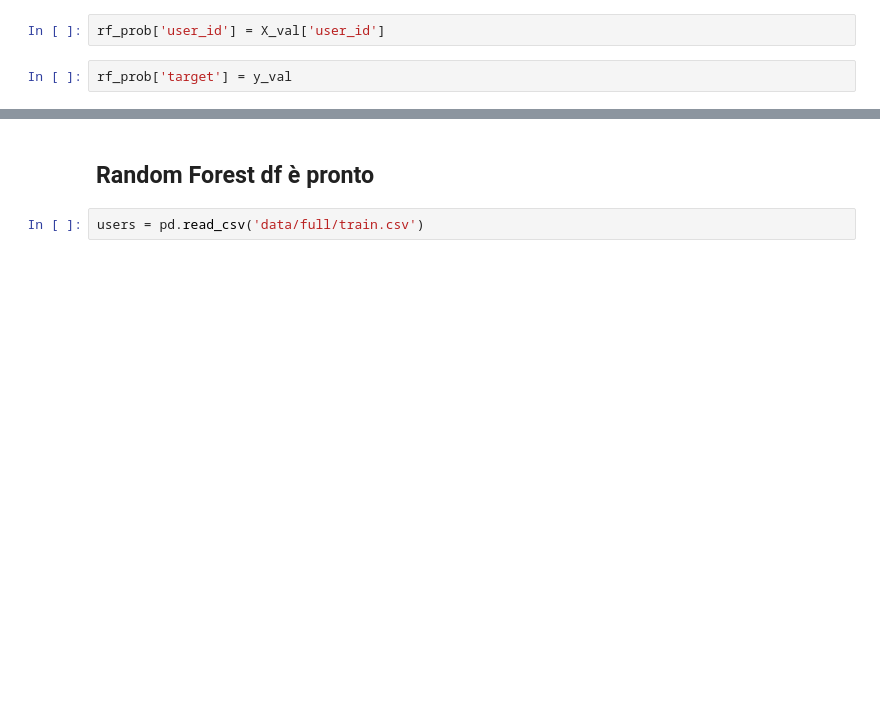
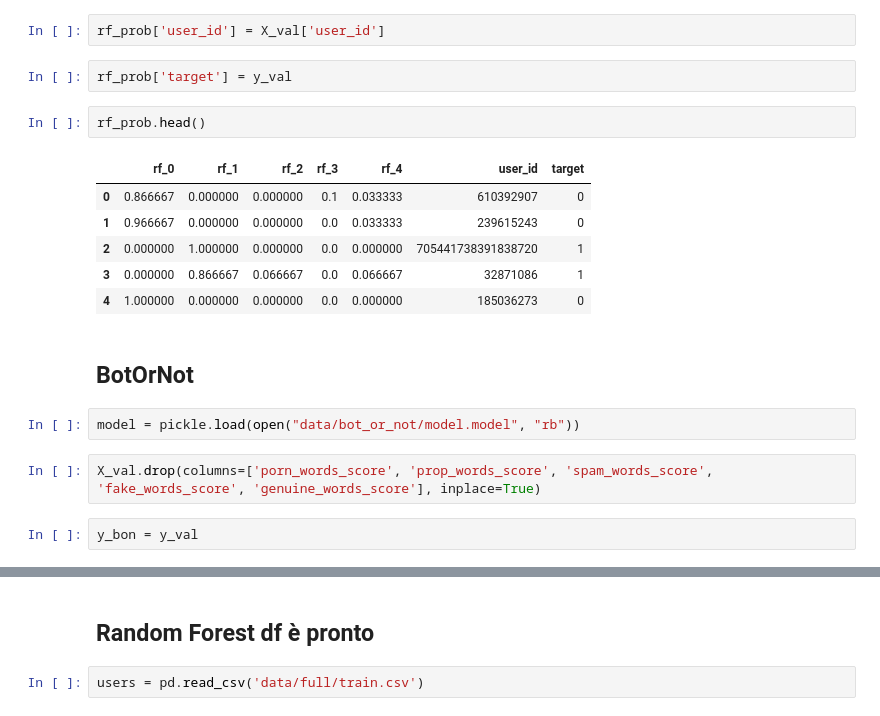
Before and after one commit to dippi8/SocialBotIdentification, a Jupyter notebook: Code/classification/13-metamodel_dataset.ipynb, the cells around one changed output, grey strips where cells are left out. Saved outputs shown, nothing was run; the diff lists cells and outputs as text; blank space fills up the shorter version.

```diff
--- a/Code/classification/13-metamodel_dataset.ipynb
+++ b/Code/classification/13-metamodel_dataset.ipynb
@@ -95,3 +99,20 @@ y_val.reset_index(inplace=True, drop=True)
 rf_prob['user_id'] = X_val['user_id']
 # %%
 rf_prob['target'] = y_val
+# %%
+rf_prob.head()
+# %% [output]
+|  | rf_0 | rf_1 | rf_2 | rf_3 | rf_4 | user_id | target |
+| 0 | 0.866667 | 0.000000 | 0.000000 | 0.1 | 0.033333 | 610392907 | 0 |
+| 1 | 0.966667 | 0.000000 | 0.000000 | 0.0 | 0.033333 | 239615243 | 0 |
+| 2 | 0.000000 | 1.000000 | 0.000000 | 0.0 | 0.000000 | 705441738391838720 | 1 |
+| 3 | 0.000000 | 0.866667 | 0.066667 | 0.0 | 0.066667 | 32871086 | 1 |
+| 4 | 1.000000 | 0.000000 | 0.000000 | 0.0 | 0.000000 | 185036273 | 0 |
+# %% [markdown]
+## BotOrNot
+# %%
+model = pickle.load(open("data/bot_or_not/model.model", "rb"))
+# %%
+X_val.drop(columns=['porn_words_score', 'prop_words_score', 'spam_words_score', 'fake_words_score', 'genuine_words_score'], inplace=True)
+# %%
+y_bon = y_val
```
Also changed, not shown: parts of 28 cells of this notebook, 17 other files.
